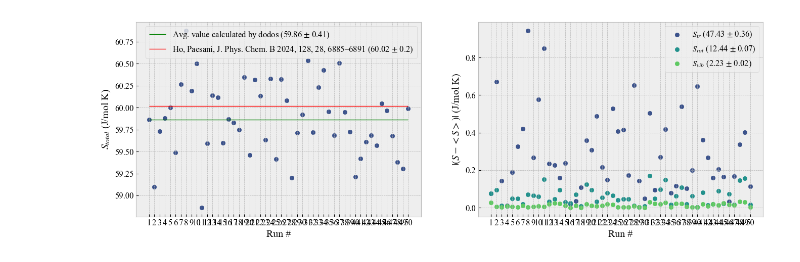
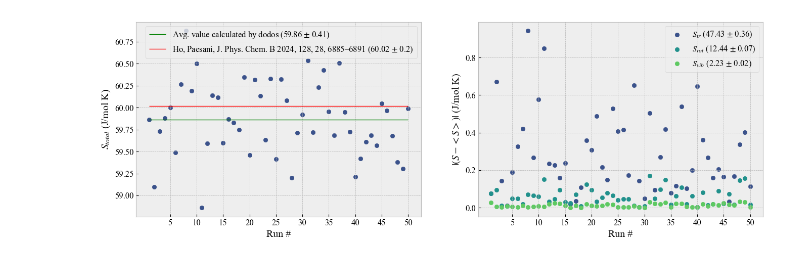
Before and after one commit to abhigyanh/dodos, a Jupyter notebook: validation/error_estimation/errors.ipynb, the cells around one changed output. Saved outputs shown, nothing was run; the diff lists cells and outputs as text; code cells hidden in the pictures.

```diff
--- a/validation/error_estimation/errors.ipynb
+++ b/validation/error_estimation/errors.ipynb
@@ -34,33 +34,34 @@ S_tot_stderr = np.std(S_tot)
 # %%
 fig,axes = plt.subplots(1,2, figsize=(16,5))
 
 x_axis = 1+np.arange(numdata)
+x_ticks = x_axis[np.where(x_axis%5==0)]
 
 # Upper plot
 axis = axes[0]
 axis.scatter(x_axis, S_tot, marker='o')
 axis.hlines(y=np.mean(S_tot), xmin=1, xmax=numdata, lw=1.0, colors='green', label=r'Avg. value calculated by dodos ({:.2f} $\pm$ {:.2f})'.format(S_tot_avg,S_tot_stderr))
 axis.hlines(y=60.02, xmin=1, xmax=numdata, lw=1.0, colors='red', label=r'Ho, Paesani, J. Phys. Chem. B 2024, 128, 28, 6885–6891 (60.02 $\pm$ 0.2)')
 axis.legend()
 axis.set(
     xlabel = 'Run #',
     ylabel = r'$S_{total}$ (J/mol K)',
 )
-axis.set_xticks(x_axis,x_axis)
+axis.set_xticks(x_ticks,x_ticks)
 
 # Lower plot
 axis = axes[1]
 axis.scatter(x_axis, np.abs(S_tr-np.mean(S_tr)  ), label=r'$S_{}$ ({:.2f} $\pm$ {:.2f})'.format('{tr}', np.mean(S_tr),np.std(S_tr)))
 axis.scatter(x_axis, np.abs(S_rot-np.mean(S_rot)), label=r'$S_{}$ ({:.2f} $\pm$ {:.2f})'.format('{rot}',np.mean(S_rot),np.std(S_rot)))
 axis.scatter(x_axis, np.abs(S_vib-np.mean(S_vib)), label=r'$S_{}$ ({:.2f} $\pm$ {:.2f})'.format('{vib}',np.mean(S_vib),np.std(S_vib)))
 axis.legend()
 axis.set(
     xlabel = 'Run #',
     ylabel = r'$\vert (S - <S>) \vert$ (J/mol K)',
 )
-axis.set_xticks(x_axis,x_axis)
+axis.set_xticks(x_ticks,x_ticks)
 
 plt.savefig('error-estimate.png', dpi=200, bbox_inches='tight')
 plt.show()
 # %% [output]
-[figure, old version]
+[figure, new version]
```
Also changed, not shown: 2 other files.
